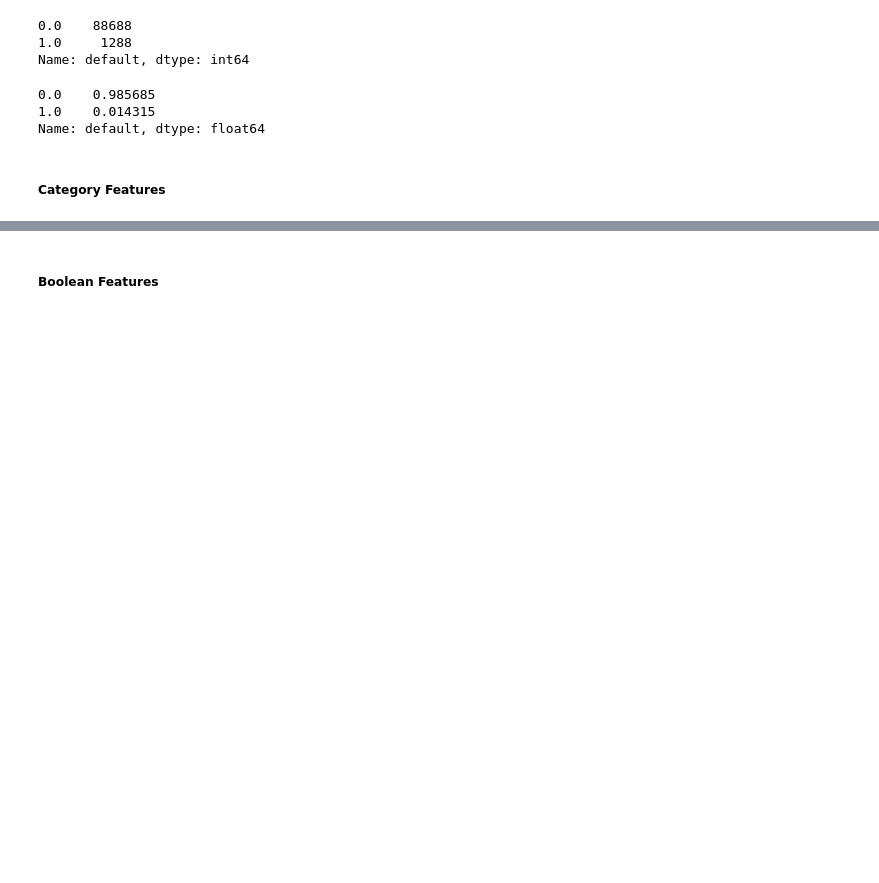
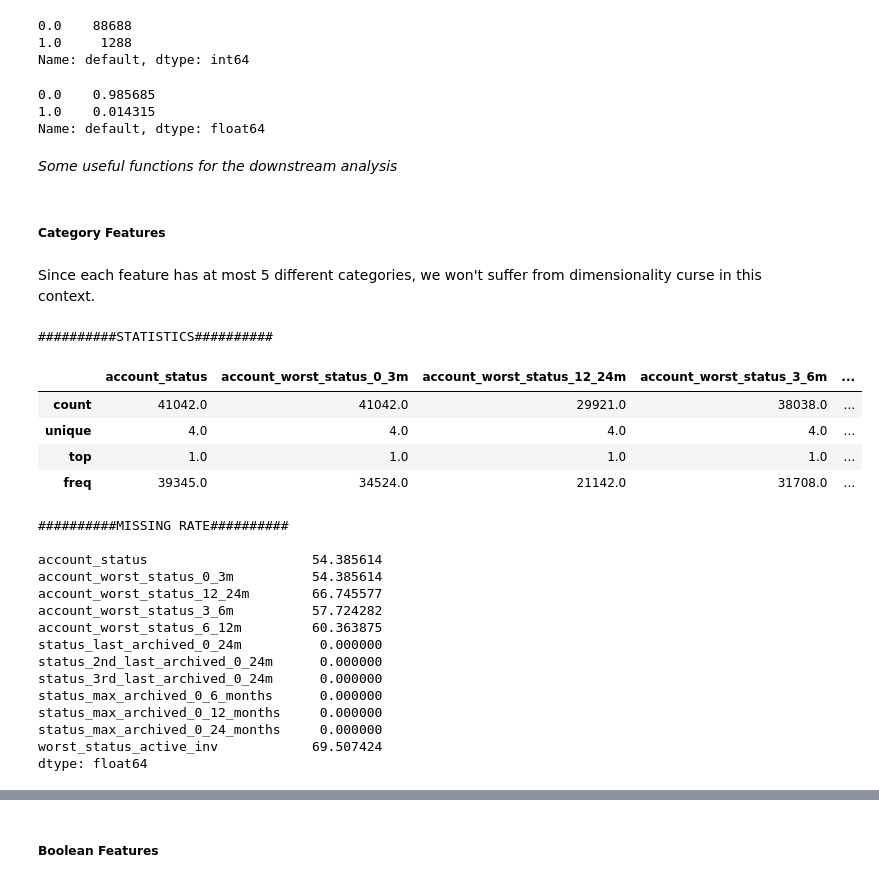
Before and after one commit to gfluz94/aws-deploy-cicd, a Jupyter notebook: notebooks/Training.ipynb, the cells around one changed output, grey strips where cells are left out. Cells and saved outputs as stored; diff of their text form; code cells hidden in the pictures; blank space fills up the shorter version.

```diff
--- a/notebooks/Training.ipynb
+++ b/notebooks/Training.ipynb
@@ -122,3 +125,11 @@ df[target].value_counts() / len(df)
 0.0    0.985685
 1.0    0.014315
 Name: default, dtype: float64
+# %% [markdown]
+*Some useful functions for the downstream analysis*
+# %%
+def display_summary_statistics(df: pd.DataFrame, cols: List[str]) -> None:
+    print("#"*10 + "STATISTICS" + "#"*10)
+    display(df[cols].describe())
+    print("\n" + "#"*10 + "MISSING RATE" + "#"*10, end="\n\n")
+    print(df[cols].isnull().mean() * 100)
@@ -125,2 +148,28 @@ Name: default, dtype: float64
 # %% [markdown]
 ##### Category Features
+# %% [markdown]
+Since each feature has at most 5 different categories, we won't suffer from dimensionality curse in this context.
+# %%
+display_summary_statistics(df, cat_features)
+# %% [output]
+##########STATISTICS##########
+|  | account_status | account_worst_status_0_3m | account_worst_status_12_24m | account_worst_status_3_6m | ... |
+| count | 41042.0 | 41042.0 | 29921.0 | 38038.0 | ... |
+| unique | 4.0 | 4.0 | 4.0 | 4.0 | ... |
+| top | 1.0 | 1.0 | 1.0 | 1.0 | ... |
+| freq | 39345.0 | 34524.0 | 21142.0 | 31708.0 | ... |
+##########MISSING RATE##########
+
+account_status                     54.385614
+account_worst_status_0_3m          54.385614
+account_worst_status_12_24m        66.745577
+account_worst_status_3_6m          57.724282
+account_worst_status_6_12m         60.363875
+status_last_archived_0_24m          0.000000
+status_2nd_last_archived_0_24m      0.000000
+status_3rd_last_archived_0_24m      0.000000
+status_max_archived_0_6_months      0.000000
+status_max_archived_0_12_months     0.000000
+status_max_archived_0_24_months     0.000000
+worst_status_active_inv            69.507424
+dtype: float64
```
Also changed, not shown: parts of 5 cells of this notebook.
